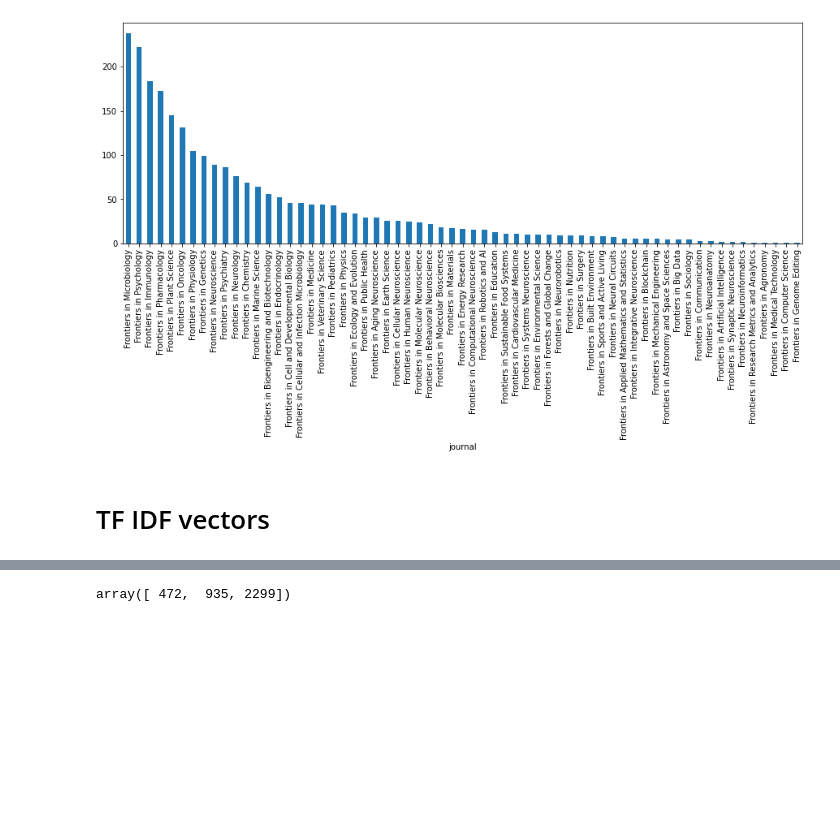
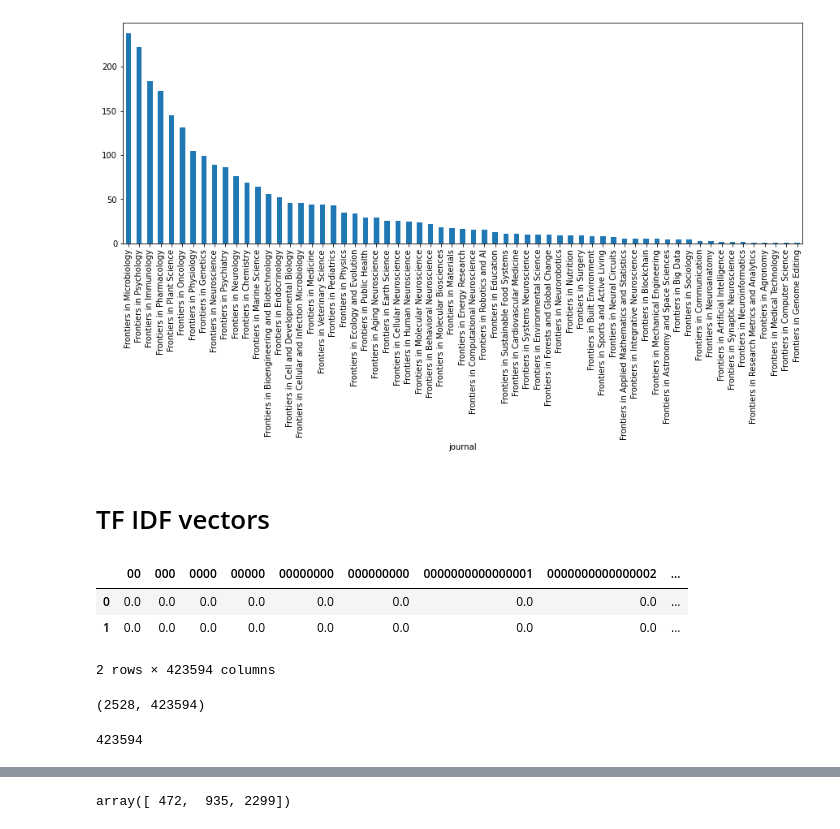
Before and after one commit to opertifelipe/frontiers, a Jupyter notebook: notebooks/Untitled.ipynb, the cells around one changed output, grey strips where cells are left out. Cells and saved outputs as stored; diff of their text form; code cells hidden in the pictures; blank space fills up the shorter version.

```diff
--- a/notebooks/Untitled.ipynb
+++ b/notebooks/Untitled.ipynb
@@ -130,3 +140,16 @@ df_remove_keywords_unknown.groupby(["journal"]).size().sort_values(ascending=Fal
 from sklearn.feature_extraction.text import TfidfVectorizer
 vectorizer = TfidfVectorizer()
 tf_idf_vectors = vectorizer.fit_transform(df["preprocessed_text"].to_list())
+# %%
+tfidf_df = pd.DataFrame(tf_idf_vectors.toarray(), columns=vectorizer.get_feature_names())
+# %%
+tfidf_df.head(2)
+# %% [output]
+|  | 00 | 000 | 0000 | 00000 | 00000000 | 000000000 | 0000000000000001 | 0000000000000002 | ... |
+| 0 | 0.0 | 0.0 | 0.0 | 0.0 | 0.0 | 0.0 | 0.0 | 0.0 | ... |
+| 1 | 0.0 | 0.0 | 0.0 | 0.0 | 0.0 | 0.0 | 0.0 | 0.0 | ... |
+2 rows × 423594 columns
+# %%
+tfidf_df.shape
+# %% [output]
+(2528, 423594)
@@ -132,0 +162,4 @@ tf_idf_vectors = vectorizer.fit_transform(df["preprocessed_text"].to_list())
+# %%
+len(tf_idf_vectors[0].toarray()[0])
+# %% [output]
+423594
```
Also changed, not shown: parts of 44 cells of this notebook.
